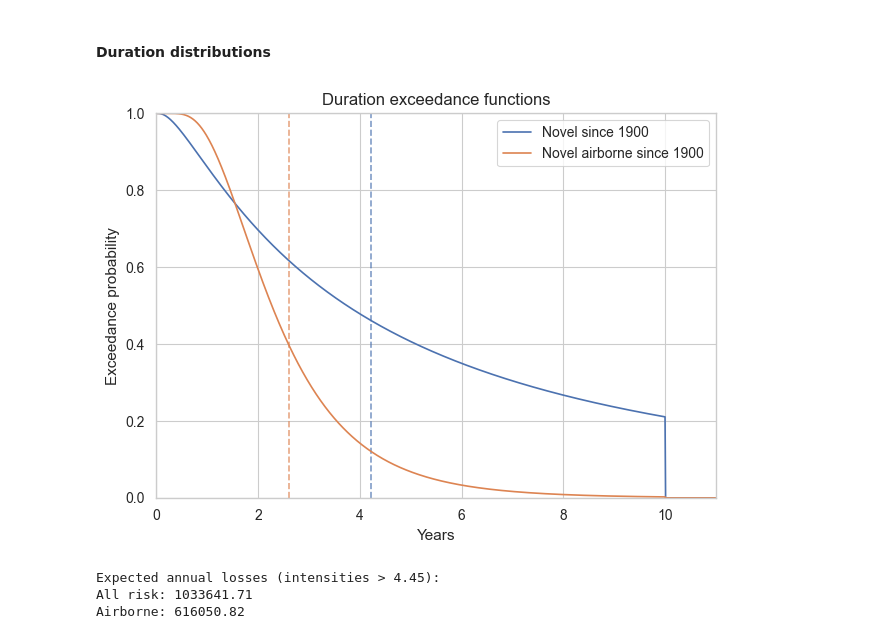
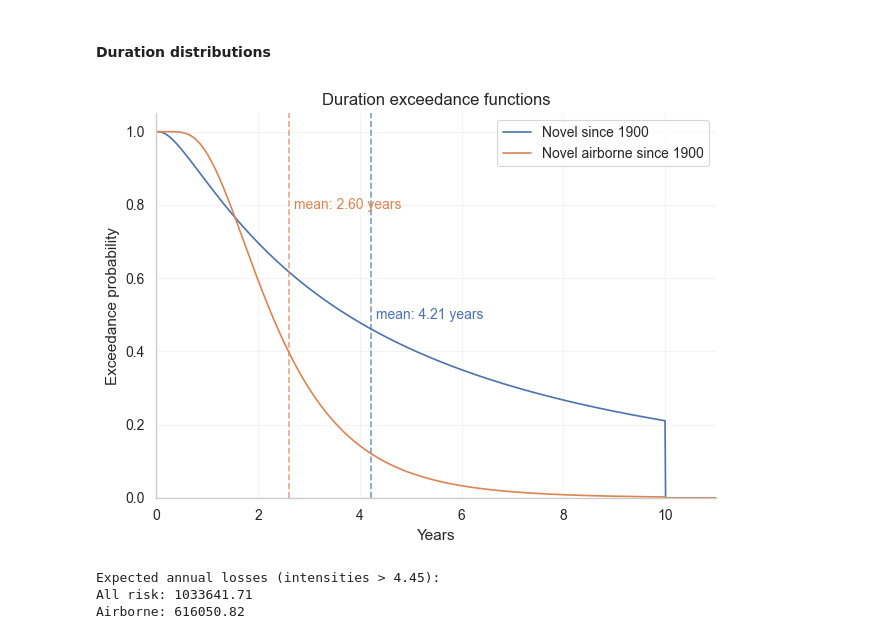
Before and after one commit to DevInnovationLab/pandemic_model_public, a Jupyter notebook: python/notebooks/24 paper_forecasting_plots.ipynb, the cells around one changed output. Saved outputs shown, nothing was run; the diff lists cells and outputs as text; code cells hidden in the pictures.

```diff
--- a/python/notebooks/24 paper_forecasting_plots.ipynb
+++ b/python/notebooks/24 paper_forecasting_plots.ipynb
@@ -65,6 +65,9 @@ Also define recurrent category up here to the best of your ability
 with open("../../data/clean/inverted_covid_severity.yaml", 'rb') as f:
   inverted_covid_severity_dict = yaml.safe_load(f)
   inverted_covid_severity = inverted_covid_severity_dict['ex_ante_severity']
+# %%
+covid_19_duration = all_epidemics_ds.loc[all_epidemics_ds['disease'] == 'covid-19', 'duration'].iloc[0]
+response_threshold = (inverted_covid_severity / covid_19_duration) / 2
 # %%
 all_epidemics_ds['intensity'] = all_epidemics_ds['severity'] / all_epidemics_ds['duration']
 # %%
@@ -396,0 +434,14 @@ fig.tight_layout()
+# %%
+# Calculate recurrence times at threshold for each distribution
+recurrence_times = {}
+for name, distr in distributions.items():
+    arrival_counts = arrival_counts_dict[name]
+    mevd = MEVD(arrival_counts, distr)
+    prob = mevd.sf(response_threshold)
+    recurrence_time = 1/prob if prob > 0 else float('inf')
+    recurrence_times[name] = float(recurrence_time[0])
+
+# Print recurrence times
+print("\nRecurrence times at pandemic response threshold:")
+for name, rt in recurrence_times.items():
+    print(f"{name}: {rt:.1f} years")
@@ -556,35 +611,56 @@ for name, params in duration_distr_dict.items():
 		# Plot vertical line at the mean
 		ax.axvline(x=mean, linestyle='--', color=ax.lines[-1].get_color(), alpha=0.7)
 
 		# Save duartion config
 		duration_config = {
 				'dist_family': "Lognormal",
 				'max_duration': float(MAX_DURATION),
 				'params': {
 						'mu': float(np.log(scale)),
 						'sigma': float(s)
 				}
 		}
 
 		duration_configs[name] = duration_config
 
 
 # Configure axes
 legend_entries = []
 for name in duration_distr_dict.keys():
 		legend_entries.append(f'{name}')
 		legend_entries.append(f'{name} mean ({means[name]:.2f} years)')
 
 ax.legend(loc='upper right')
 ax.set_xlabel('Years')
 ax.set_ylabel('Exceedance probability')
 ax.set_xlim(0, max_x)
-ax.set_ylim(0, 1)
+ax.set_ylim(0, 1.05)
 ax.set_title('Duration exceedance functions')
+ax.spines[['top', 'right']].set_visible(False)
+ax.grid(True, which='both', ls='-', alpha=0.2)
+
+# Add labels to the plot
+for i, entry in enumerate(legend_entries):
+    if i % 2 == 0:  # Only process the base entries, not the mean entries
+        mean_val = means[entry]
+        # Get y value from exceedance curve at mean_val
+        y_pos = 0.5 if entry == 'Novel since 1900' else 0.8
+        ax.text(mean_val + 0.1, y_pos, f'mean: {mean_val:.2f} years',
+                rotation=0,
+                horizontalalignment='left',
+                verticalalignment='center',
+                color=ax.lines[i].get_color())
+
+
 
 plt.tight_layout()
+
+# Save plot
+outdir = Path("../../") / "output" / "duration_distributions"
+outdir.mkdir(parents=True, exist_ok=True)
+plt.savefig(outdir / "duration_exceedance.png", bbox_inches='tight', dpi=500)
 # %% [output]
-[figure, old version]
+[figure, new version]
 # %%
 # Save config
 outdir = Path("../../") / "output" / "duration_distributions"
```
Also changed, not shown: parts of 5 cells of this notebook, 20 other files.
